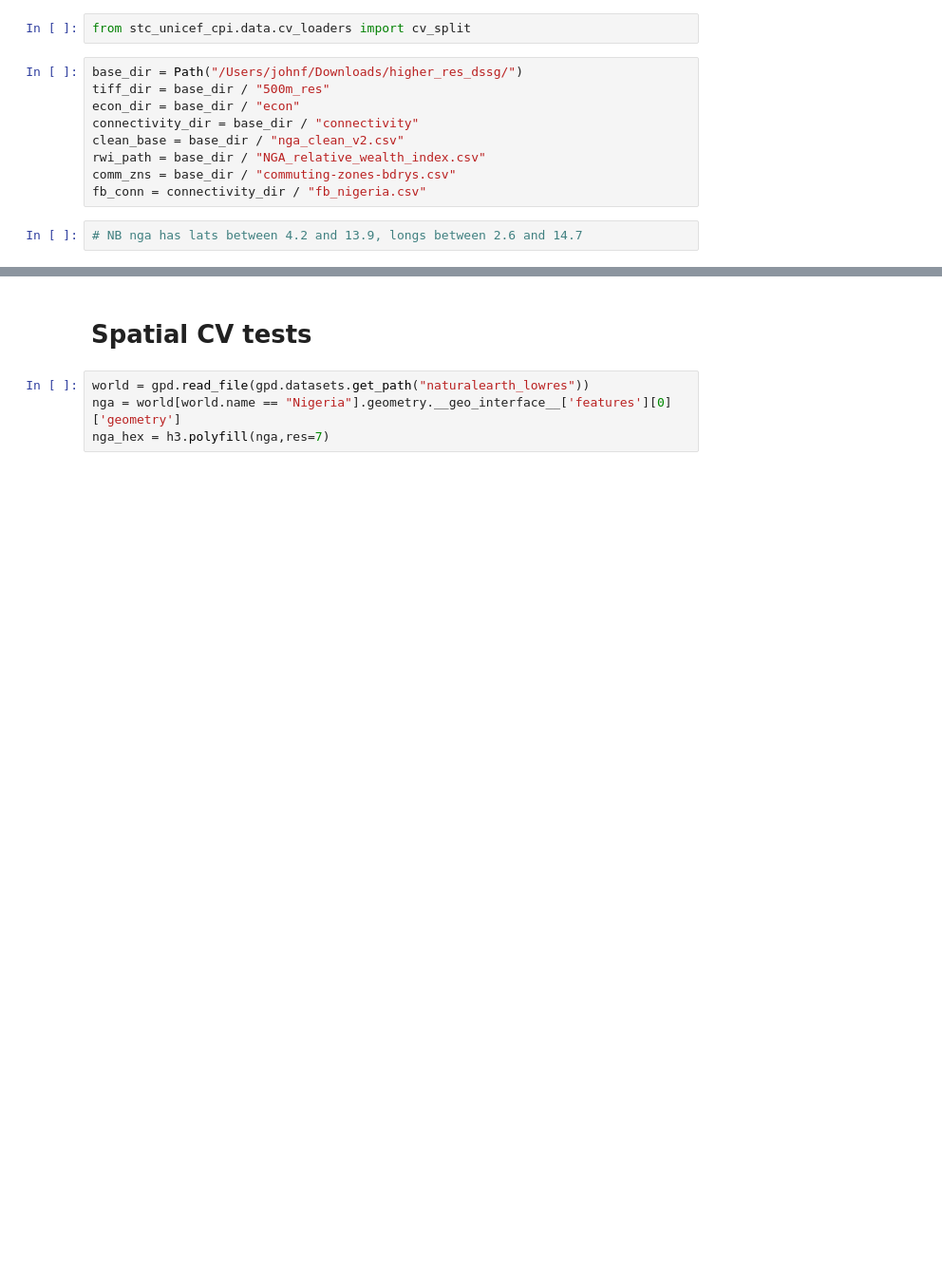
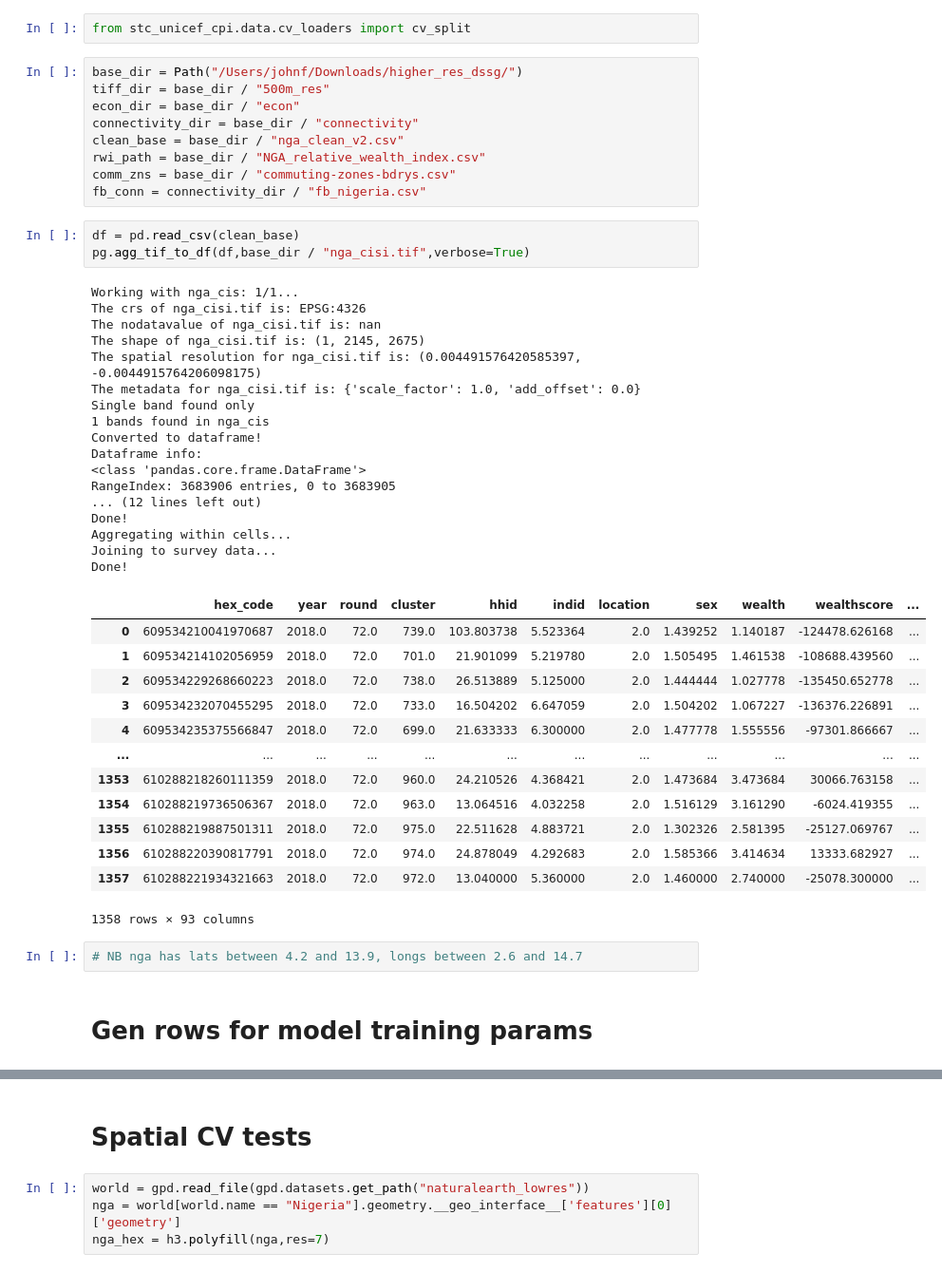
Before and after one commit to DSSGxUK/s22_savethechildren, a Jupyter notebook: notebooks/data_cleaning_v2.ipynb, the cells around one changed output, grey strips where cells are left out. Shown: that part at 95% size. Cells and saved outputs as stored; diff of their text form; blank space fills up the shorter version.

```diff
--- a/notebooks/data_cleaning_v2.ipynb
+++ b/notebooks/data_cleaning_v2.ipynb
@@ -27,5 +24,41 @@ clean_base = base_dir / "nga_clean_v2.csv"
 rwi_path = base_dir / "NGA_relative_wealth_index.csv"
 comm_zns = base_dir / "commuting-zones-bdrys.csv"
 fb_conn = connectivity_dir / "fb_nigeria.csv"
+# %%
+df = pd.read_csv(clean_base)
+pg.agg_tif_to_df(df,base_dir / "nga_cisi.tif",verbose=True)
+# %% [output]
+Working with nga_cis: 1/1...
+The crs of nga_cisi.tif is: EPSG:4326
+The nodatavalue of nga_cisi.tif is: nan
+The shape of nga_cisi.tif is: (1, 2145, 2675)
+The spatial resolution for nga_cisi.tif is: (0.004491576420585397, -0.0044915764206098175)
+The metadata for nga_cisi.tif is: {'scale_factor': 1.0, 'add_offset': 0.0}
+Single band found only
+1 bands found in nga_cis
+Converted to dataframe!
+Dataframe info:
+<class 'pandas.core.frame.DataFrame'>
+RangeIndex: 3683906 entries, 0 to 3683905
+... (12 lines left out)
+Done!
+Aggregating within cells...
+Joining to survey data...
+Done!
+|  | hex_code | year | round | cluster | hhid | indid | location | sex | wealth | wealthscore | ... |
+| 0 | 609534210041970687 | 2018.0 | 72.0 | 739.0 | 103.803738 | 5.523364 | 2.0 | 1.439252 | 1.140187 | -124478.626168 | ... |
+| 1 | 609534214102056959 | 2018.0 | 72.0 | 701.0 | 21.901099 | 5.219780 | 2.0 | 1.505495 | 1.461538 | -108688.439560 | ... |
+| 2 | 609534229268660223 | 2018.0 | 72.0 | 738.0 | 26.513889 | 5.125000 | 2.0 | 1.444444 | 1.027778 | -135450.652778 | ... |
+| 3 | 609534232070455295 | 2018.0 | 72.0 | 733.0 | 16.504202 | 6.647059 | 2.0 | 1.504202 | 1.067227 | -136376.226891 | ... |
+| 4 | 609534235375566847 | 2018.0 | 72.0 | 699.0 | 21.633333 | 6.300000 | 2.0 | 1.477778 | 1.555556 | -97301.866667 | ... |
+| ... | ... | ... | ... | ... | ... | ... | ... | ... | ... | ... | ... |
+| 1353 | 610288218260111359 | 2018.0 | 72.0 | 960.0 | 24.210526 | 4.368421 | 2.0 | 1.473684 | 3.473684 | 30066.763158 | ... |
+| 1354 | 610288219736506367 | 2018.0 | 72.0 | 963.0 | 13.064516 | 4.032258 | 2.0 | 1.516129 | 3.161290 | -6024.419355 | ... |
+| 1355 | 610288219887501311 | 2018.0 | 72.0 | 975.0 | 22.511628 | 4.883721 | 2.0 | 1.302326 | 2.581395 | -25127.069767 | ... |
+| 1356 | 610288220390817791 | 2018.0 | 72.0 | 974.0 | 24.878049 | 4.292683 | 2.0 | 1.585366 | 3.414634 | 13333.682927 | ... |
+| 1357 | 610288221934321663 | 2018.0 | 72.0 | 972.0 | 13.040000 | 5.360000 | 2.0 | 1.460000 | 2.740000 | -25078.300000 | ... |
+1358 rows × 93 columns
 # %%
 # NB nga has lats between 4.2 and 13.9, longs between 2.6 and 14.7
+# %% [markdown]
+# Gen rows for model training params
```
Also changed, not shown: parts of 2 cells of this notebook, 13 other files.
